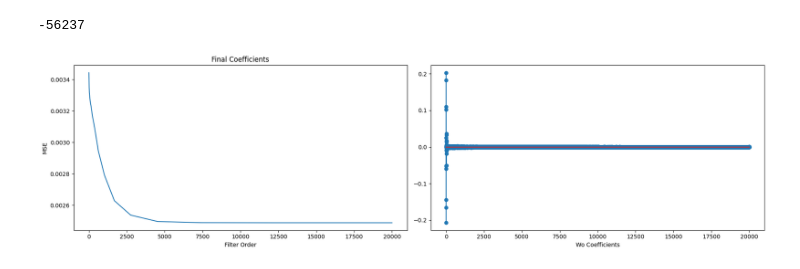
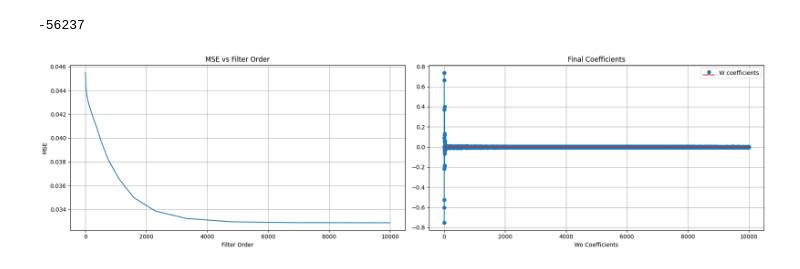
Before and after one commit to Torino1564/PASA-TP2, a Jupyter notebook: main.ipynb, the cells around one changed output. Drawn from its saved outputs; the diff is of its cells as text; code cells hidden in the pictures.

```diff
--- a/main.ipynb
+++ b/main.ipynb
@@ -123,7 +123,13 @@ lags = sp.correlation_lags(len(x), len(y), mode = "full")
 lag = lags[corr.argmax()]
 print(lag)
 y = y[np.abs(lag):+len(x)]
+y /= y.max()
+y -= np.mean(y)
+
 x = x[:+len(y)]
+x /= x.max()
+x -= np.mean(x)
+
 corr = sp.correlate(x, y, mode = "full")
 lags = sp.correlation_lags(len(x), len(y), mode = "full")
 lag = lags[corr.argmax()]
@@ -133,35 +139,38 @@ assert(lag == 0)
 -56237
 # %%
 
-max_M = 20000
-num_runs = 20
+max_M = 10000
+num_runs = 25
 log_div = np.log10(max_M)/num_runs
 Ms = []
 for i in range(num_runs+1):
     Ms.append(int(10 ** (log_div*i)))
 
 num_runs = len(Ms)
 results = np.zeros(num_runs)
 final_w = []
 
 for i in range(num_runs):
     wo, Jo = CalculateOptimumFilter(x, y, Ms[i])
     results[i] = Jo
     final_w.append(wo)
 
 t = np.linspace(0, 1/fs * len(y), len(y))
 fig, axs = plt.subplots(1, 2, figsize=(18, 5))
 
 axs[0].plot(Ms, results)
 axs[0].set_xlabel("Filter Order")
 axs[0].set_ylabel("MSE")
 axs[0].set_title("MSE vs Filter Order")
+axs[0].grid()
 
-axs[0].set_title("Final Coefficients")
+axs[1].set_title("Final Coefficients")
 axs[1].set_xlabel("Wo Coefficients")
-axs[1].stem(final_w[results.argmin()])
+axs[1].stem(final_w[results.argmin()], label="W coefficients")
+axs[1].legend()
+axs[1].grid()
 
 plt.tight_layout()
 plt.show()
 # %% [output]
-[figure, old version]
+[figure, new version]
```
Also changed, not shown: parts of 2 cells of this notebook.
